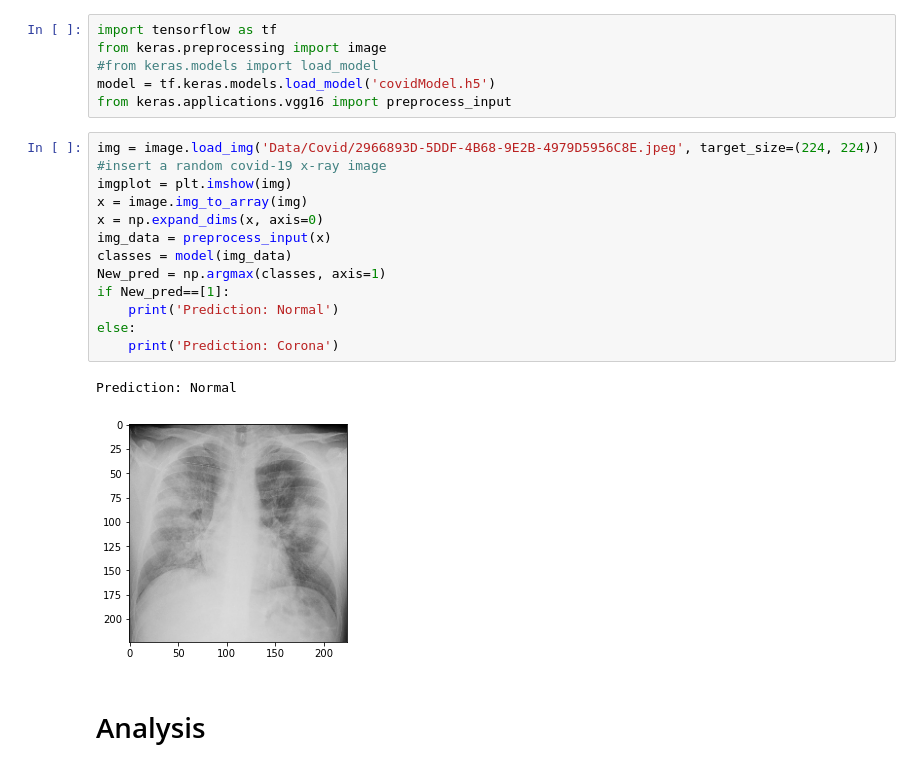
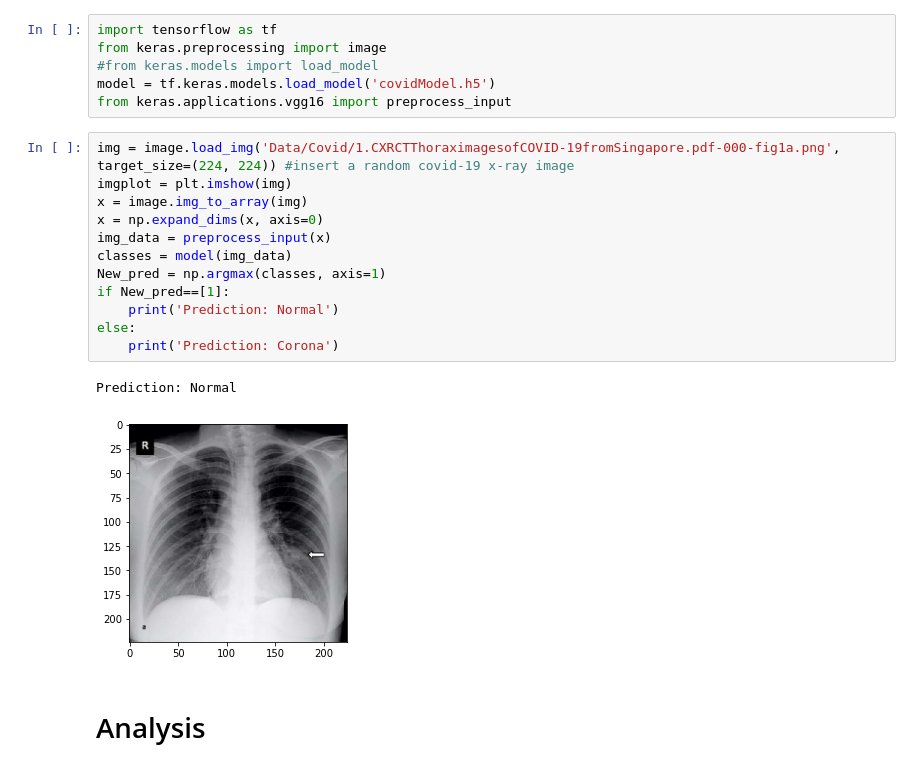
Before and after one commit to DEALTALFA/Xray-VGG16, a Jupyter notebook: covid_detection.ipynb, the cells around one changed output. Drawn from its saved outputs; the diff is of its cells as text.

```diff
--- a/covid_detection.ipynb
+++ b/covid_detection.ipynb
@@ -224,20 +224,20 @@ from keras.preprocessing import image
 model = tf.keras.models.load_model('covidModel.h5')
 from keras.applications.vgg16 import preprocess_input
 # %%
-img = image.load_img('Data/Covid/2966893D-5DDF-4B68-9E2B-4979D5956C8E.jpeg', target_size=(224, 224)) #insert a random covid-19 x-ray image
+img = image.load_img('Data/Covid/1.CXRCTThoraximagesofCOVID-19fromSingapore.pdf-000-fig1a.png', target_size=(224, 224)) #insert a random covid-19 x-ray image
 imgplot = plt.imshow(img)
 x = image.img_to_array(img)
 x = np.expand_dims(x, axis=0)
 img_data = preprocess_input(x)
 classes = model(img_data)
 New_pred = np.argmax(classes, axis=1)
 if New_pred==[1]:
     print('Prediction: Normal')
 else:
     print('Prediction: Corona')
 # %% [output]
 Prediction: Normal
-[figure, old version]
+[figure, new version]
 # %% [markdown]
 # Analysis
 # %%
```
Also changed, not shown: parts of 3 cells of this notebook.
